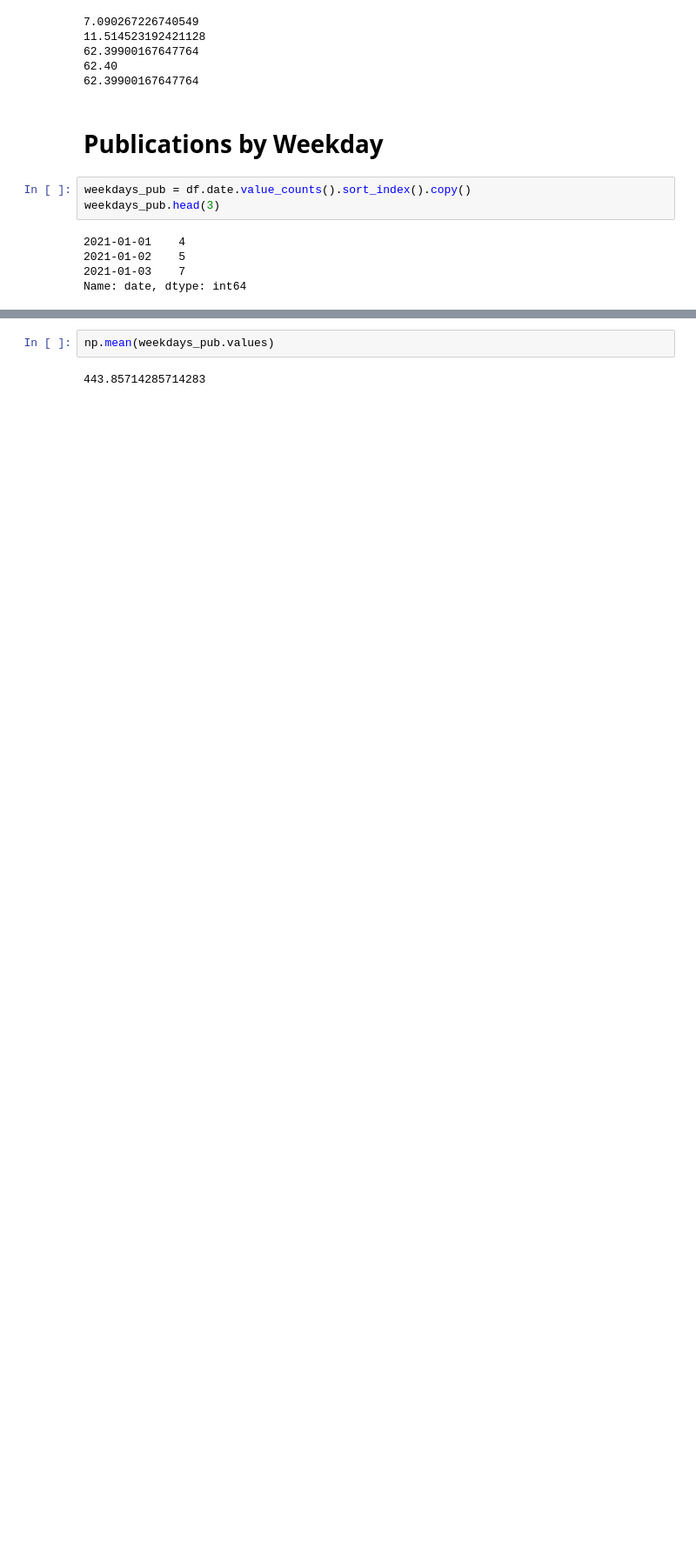
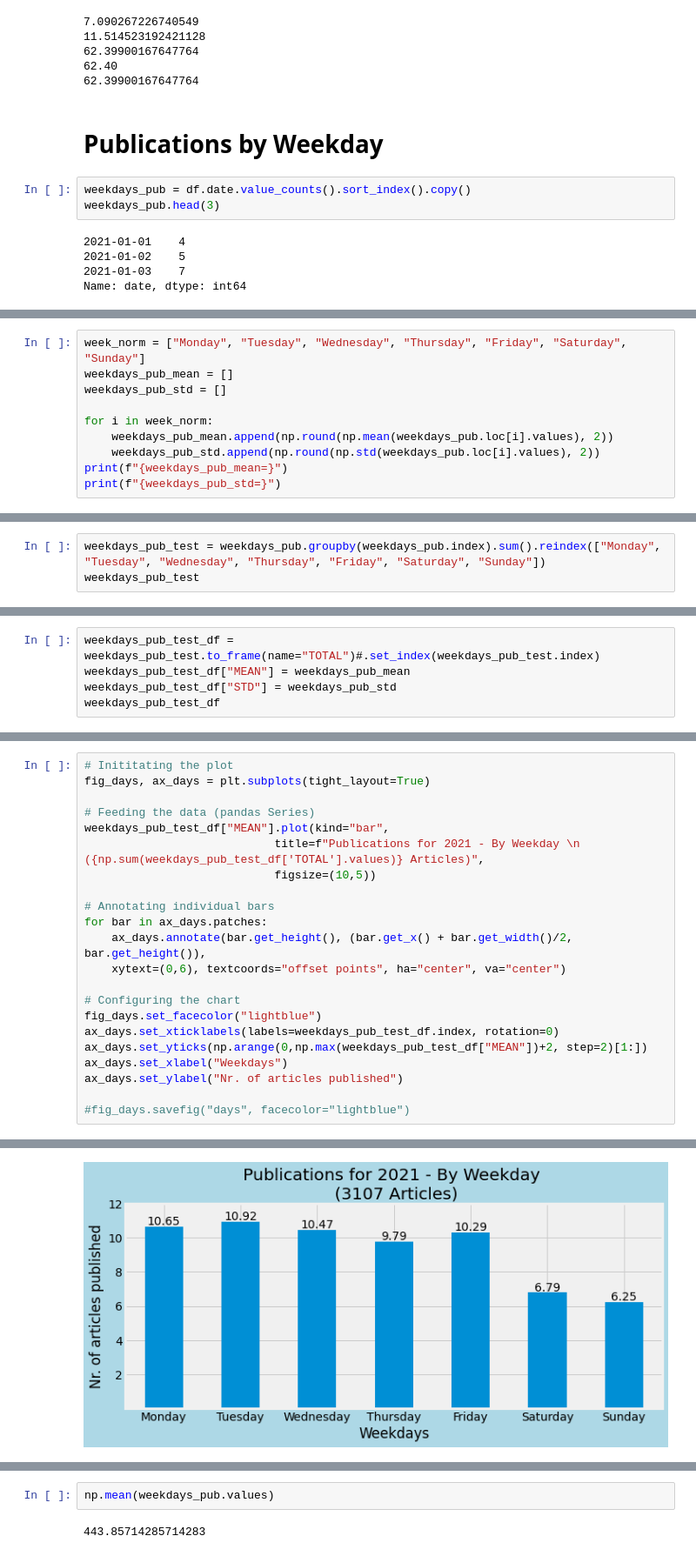
Before and after one commit to vollenia/data_analysis_CNN_news, a Jupyter notebook: analysis_cnn_xml.ipynb, the cells around one changed output, grey strips where cells are left out. Shown at 87% size. Drawn from its saved outputs; the diff is of its cells as text; blank space fills up the shorter version.

Commit message:
added weekdays analysis

```diff
--- a/analysis_cnn_xml.ipynb
+++ b/analysis_cnn_xml.ipynb
@@ -203,0 +195,10 @@ Name: date, dtype: int64
+# %%
+week_norm = ["Monday", "Tuesday", "Wednesday", "Thursday", "Friday", "Saturday", "Sunday"]
+weekdays_pub_mean = []
+weekdays_pub_std = []
+
+for i in week_norm:
+    weekdays_pub_mean.append(np.round(np.mean(weekdays_pub.loc[i].values), 2))
+    weekdays_pub_std.append(np.round(np.std(weekdays_pub.loc[i].values), 2))
+print(f"{weekdays_pub_mean=}")
+print(f"{weekdays_pub_std=}")
@@ -203,0 +208,3 @@ Name: date, dtype: int64
+# %%
+weekdays_pub_test = weekdays_pub.groupby(weekdays_pub.index).sum().reindex(["Monday", "Tuesday", "Wednesday", "Thursday", "Friday", "Saturday", "Sunday"])
+weekdays_pub_test
@@ -203,0 +220,5 @@ Name: date, dtype: int64
+# %%
+weekdays_pub_test_df =  weekdays_pub_test.to_frame(name="TOTAL")#.set_index(weekdays_pub_test.index)
+weekdays_pub_test_df["MEAN"] = weekdays_pub_mean
+weekdays_pub_test_df["STD"] = weekdays_pub_std
+weekdays_pub_test_df
@@ -203,0 +242,23 @@ Name: date, dtype: int64
+# %%
+# Inititating the plot
+fig_days, ax_days = plt.subplots(tight_layout=True)
+
+# Feeding the data (pandas Series)
+weekdays_pub_test_df["MEAN"].plot(kind="bar",
+                            title=f"Publications for 2021 - By Weekday \n ({np.sum(weekdays_pub_test_df['TOTAL'].values)} Articles)",
+                            figsize=(10,5))
+
+# Annotating individual bars
+for bar in ax_days.patches:
+    ax_days.annotate(bar.get_height(), (bar.get_x() + bar.get_width()/2, bar.get_height()),
+    xytext=(0,6), textcoords="offset points", ha="center", va="center")
+
+# Configuring the chart
+fig_days.set_facecolor("lightblue")
+ax_days.set_xticklabels(labels=weekdays_pub_test_df.index, rotation=0)
+ax_days.set_yticks(np.arange(0,np.max(weekdays_pub_test_df["MEAN"])+2, step=2)[1:])
+ax_days.set_xlabel("Weekdays")
+ax_days.set_ylabel("Nr. of articles published")
+
+#fig_days.savefig("days", facecolor="lightblue")
+# %% [output]
@@ -203,0 +266 @@ Name: date, dtype: int64
+[figure, added]
```
Also changed, not shown: parts of 20 cells of this notebook.
